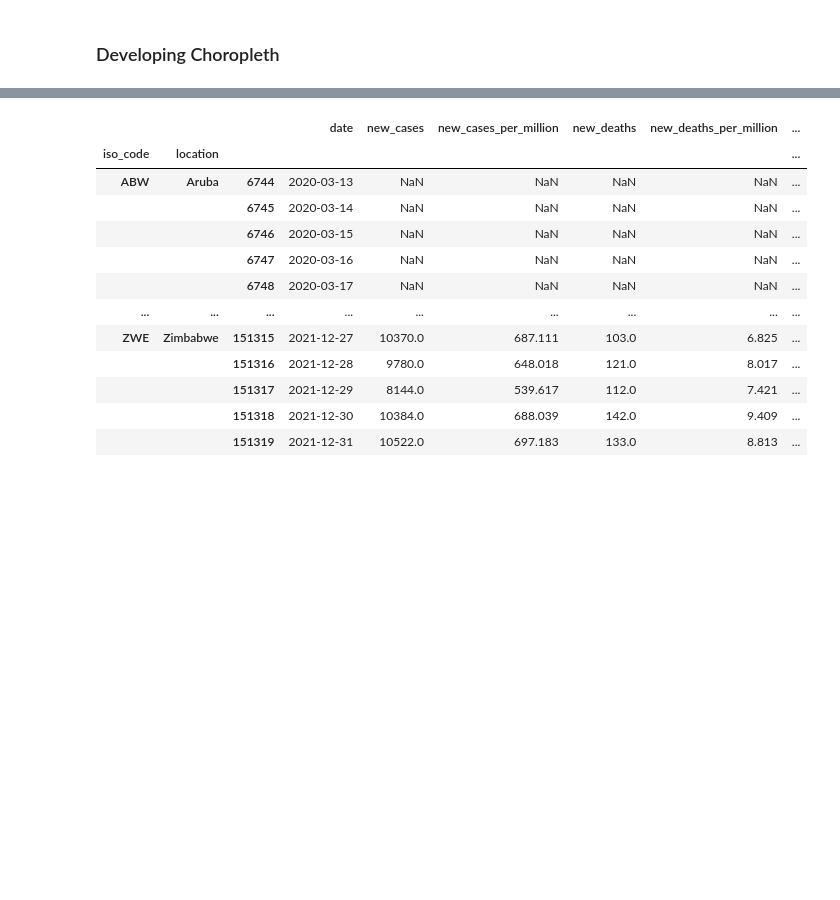
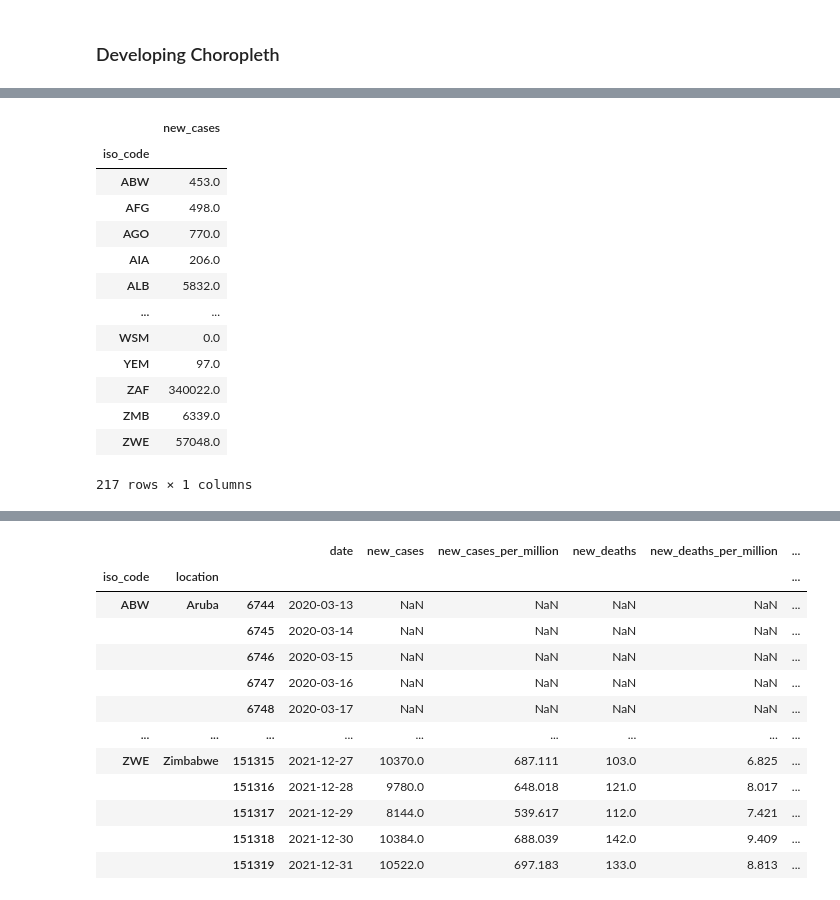
Before and after one commit to kenneth-liao/covid19, a Jupyter notebook: data/Exploratory Analysis.ipynb, the cells around one changed output, grey strips where cells are left out. Cells and saved outputs as stored; diff of their text form; code cells hidden in the pictures; blank space fills up the shorter version.

```diff
--- a/data/Exploratory Analysis.ipynb
+++ b/data/Exploratory Analysis.ipynb
@@ -188,2 +195,23 @@ date = '2021-12-19'
 # %%
-data[data.date==date].head()
+col_name = f'{interval}_{metric}'
+
+plot_data = data[(data.date>=pd.to_datetime(date_range[0])) & (data.date<=pd.to_datetime(date_range[1]))]
+plot_data = plot_data[['iso_code', col_name]].groupby('iso_code').sum()
+# filter out OWID calculated regions (like continent totals)
+plot_data = plot_data.drop([i for i in plot_data.index if 'OWID' in i])
+plot_data
+# %% [output]
+|  | new_cases |
+| iso_code |  |
+| ABW | 453.0 |
+| AFG | 498.0 |
+| AGO | 770.0 |
+| AIA | 206.0 |
+| ALB | 5832.0 |
+| ... | ... |
+| WSM | 0.0 |
+| YEM | 97.0 |
+| ZAF | 340022.0 |
+| ZMB | 6339.0 |
+| ZWE | 57048.0 |
+217 rows × 1 columns
```
Also changed, not shown: parts of 5 cells of this notebook, 4 other files.
